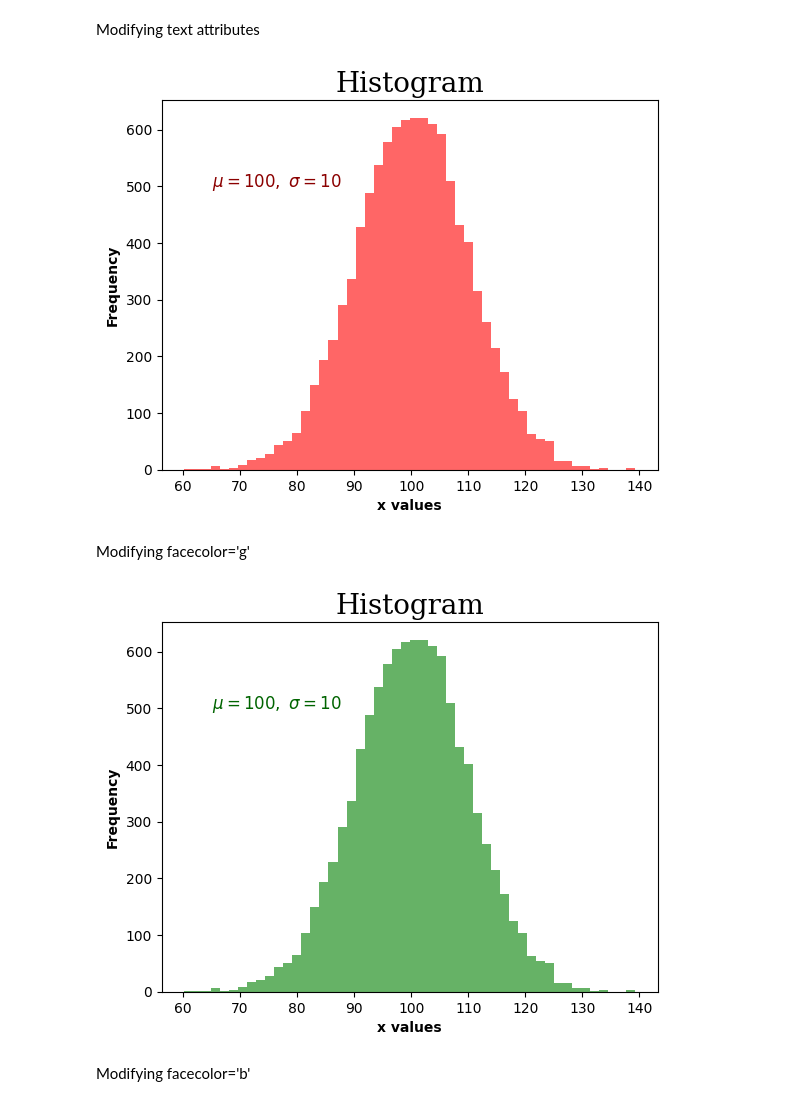
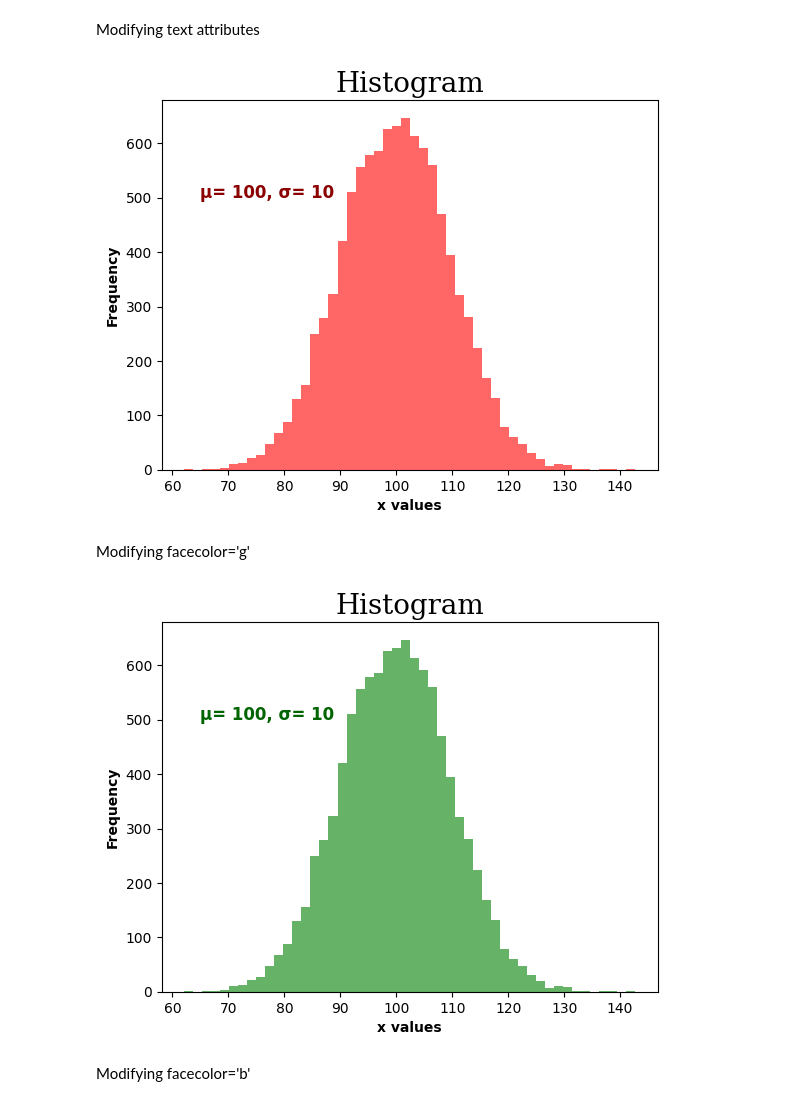
Before and after one commit to Goliath-Research/Introduction-to-Data-Science, a Jupyter notebook: 05-Introduction to Data Visualization/03-Customizing Matplotlib.ipynb, the cells around one changed output. Cells and saved outputs as stored; diff of their text form; code cells hidden in the pictures.

```diff
--- a/05-Introduction to Data Visualization/03-Customizing Matplotlib.ipynb
+++ b/05-Introduction to Data Visualization/03-Customizing Matplotlib.ipynb
@@ -148,6 +148,6 @@ Generating data:
 # %%
-mu, sigma = 100, 10
-x = np.random.normal(mu, sigma, 10000)
+μ, σ = 100, 10
+x = np.random.normal(μ, σ, 10000)
 # %% [markdown]
 The histogram of the data:
 # %%
@@ -229,13 +238,13 @@ Modifying text attributes
 # %%
 plt.hist(x, bins=50, facecolor='r', alpha=0.6)
 plt.xlabel('x values',fontweight='bold')
 plt.ylabel('Frequency',fontweight='bold')
 plt.title('Histogram', loc='center', fontdict={'family':'serif','size':20,\
     'weight':'normal','color':'black'})
-plt.text(65, 500, r'$\mu=100,\ \sigma=10$', fontdict={'size':12,\
-    'weight':'bold', 'color':'darkred'});
+plt.text(65, 500, 'μ= 100, σ= 10', fontdict={'size': 12,\
+    'weight': 'bold', 'color': 'darkred'});
 # %% [output]
-[figure, old version]
+[figure, new version]
 # %% [markdown]
 Modifying facecolor='g'
 # %%
@@ -244,10 +253,10 @@ plt.xlabel('x values',fontweight='bold')
 plt.ylabel('Frequency',fontweight='bold')
 plt.title('Histogram', loc='center', fontdict={'family':'serif','size':20,\
     'weight':'normal','color':'black'})
-plt.text(65, 500, r'$\mu=100,\ \sigma=10$', fontdict={'size':12, \
-    'weight':'bold', 'color':'darkgreen'});
+plt.text(65, 500, 'μ= 100, σ= 10', fontdict={'size': 12, \
+    'weight': 'bold', 'color': 'darkgreen'});
 # %% [output]
-[figure, old version]
+[figure, new version]
 # %% [markdown]
 Modifying facecolor='b'
 # %%
```
Also changed, not shown: parts of 31 cells of this notebook.
